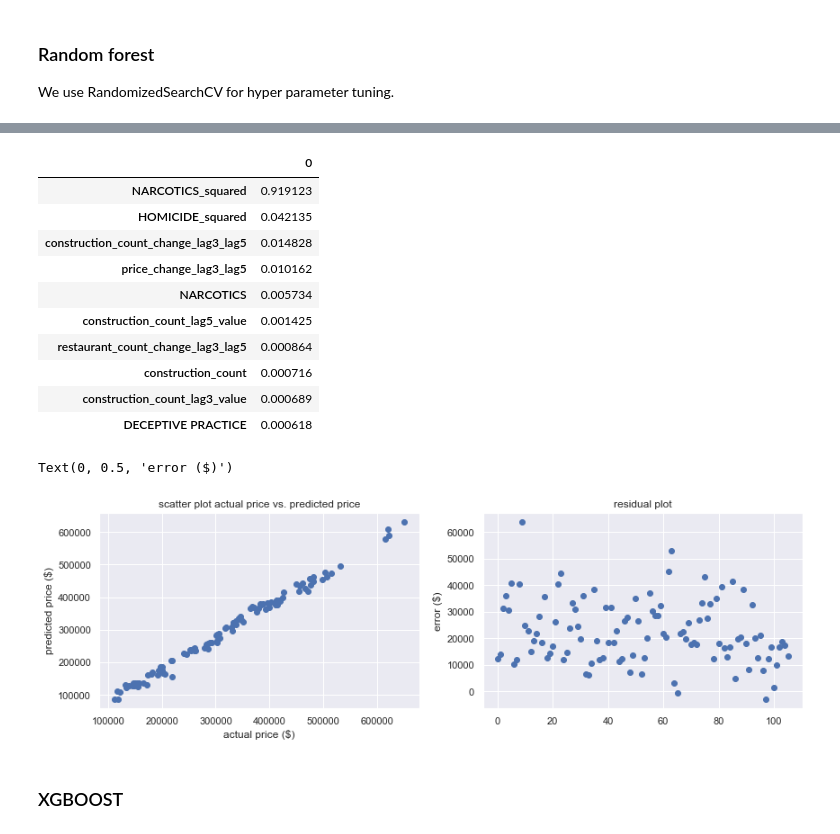
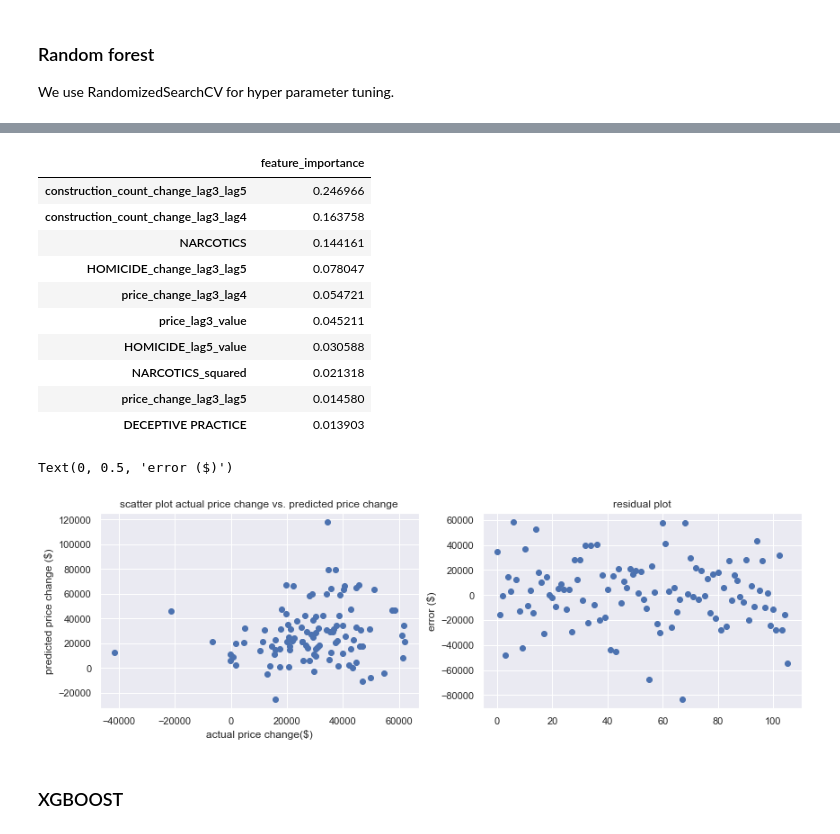
Before and after one commit to mandanah/capstone2, a Jupyter notebook: identify_up_and_coming_neighborhoods.ipynb, the cells around one changed output, grey strips where cells are left out. Cells and saved outputs as stored; diff of their text form; code cells hidden in the pictures.

Commit message:
changed the target from price to price change over three years

```diff
--- a/identify_up_and_coming_neighborhoods.ipynb
+++ b/identify_up_and_coming_neighborhoods.ipynb
@@ -1327,9 +1413,9 @@ X_test_zipcode = X_test.zipcode
 X_train = X_train.drop(['zipcode'], axis=1)
 X_test = X_test.drop(['zipcode'], axis=1)
 # %%
-X_train = X_train.drop(['price_lag3_value', 'price_lag5_value'], axis=1)
+X_train = X_train.drop(['price_lag4_value', 'price_lag5_value'], axis=1)
 price_lag3_value = X_test.price_lag3_value
-X_test = X_test.drop(['price_lag3_value', 'price_lag5_value'], axis=1)
+X_test = X_test.drop(['price_lag4_value', 'price_lag5_value'], axis=1)
 # %%
 X_train.corr()[X_train.corr()>=0.8]
 # %% [output]
@@ -1405,4 +1487,0 @@ vanilla_model_performance_results_df
-# %%
-ls_pipe = Pipeline([('scaler', StandardScaler()),
-                        ('lasso', Lasso(alpha=0.1))])
-ls_pipe.fit(X_train,y_train)
@@ -1421,0 +1490,9 @@ array([-8.70320558e+03, -9.91954323e+03, -5.11872730e+03, -1.32277628e+02,
+# %%
+from sklearn.preprocessing import PolynomialFeatures
+ridge_param_grid = {'ridge__alpha':[50,100,500,1000]}
+ridge_pipe = Pipeline([('scaler', StandardScaler()),
+                    ('ridge', Ridge())])
+
+cv = sklearn.model_selection.RepeatedKFold(n_splits=2, n_repeats=3)
+ridge_grid = GridSearchCV(ridge_pipe, param_grid=ridge_param_grid, cv=cv, scoring='neg_mean_absolute_error')
+ridge_grid.fit(X_train, y_train)
@@ -1428,10 +1564,11 @@ We use RandomizedSearchCV for hyper parameter tuning.
 #RANDOM FOREST MODEL Hyperparameter tunning
 
 #Finding the optimum hyperparameters for random forest model
-rf_param_grid = {'forest__n_estimators':[50,60,80,100,120,150],'forest__max_depth':np.arange(5,50,10), 'forest__min_samples_leaf':[3,4,5,6,8], 'forest__max_samples':np.arange(0.05,0.95,0.1)}
+rf_param_grid = {'forest__n_estimators':[250,300,400],'forest__max_depth':np.arange(1,10,1), 'forest__min_samples_leaf':[3,4,5,6,8],
+                 'forest__max_samples':np.arange(0.3,0.5,0.1)}
 rf_pipe = Pipeline([('scaler', StandardScaler()),
                     ('forest', RandomForestRegressor())])
-cv = sklearn.model_selection.KFold(n_splits=4, shuffle=False)
-rf_grid = RandomizedSearchCV(rf_pipe, param_distributions=rf_param_grid, cv=cv, n_iter=250, n_jobs=-1, scoring='neg_mean_absolute_error')
+cv = sklearn.model_selection.RepeatedKFold(n_splits=2, n_repeats=3)
+rf_grid = RandomizedSearchCV(rf_pipe, param_distributions=rf_param_grid, cv=cv, n_iter=300, n_jobs=-1, scoring='neg_mean_absolute_error')
 rf_grid.fit(X_train, y_train)
 # %% [output]
@@ -1490,33 +1626,34 @@ r_squared: 0.951717280327073
 #feature importance
 rf_feature_importances = rf_grid.best_estimator_.named_steps.forest.feature_importances_
 rf_feature_importances_df = pd.DataFrame(rf_feature_importances.reshape(1,-1), columns=X_train.columns).T.sort_values(by=0,ascending=False)
+rf_feature_importances_df.columns = ['feature_importance']
 rf_feature_importances_df.head(10)
 # %% [output]
-|  | 0 |
-| NARCOTICS_squared | 0.919123 |
-| HOMICIDE_squared | 0.042135 |
-| construction_count_change_lag3_lag5 | 0.014828 |
-| price_change_lag3_lag5 | 0.010162 |
-| NARCOTICS | 0.005734 |
-| construction_count_lag5_value | 0.001425 |
-| restaurant_count_change_lag3_lag5 | 0.000864 |
-| construction_count | 0.000716 |
-| construction_count_lag3_value | 0.000689 |
-| DECEPTIVE PRACTICE | 0.000618 |
+|  | feature_importance |
+| construction_count_change_lag3_lag5 | 0.246966 |
+| construction_count_change_lag3_lag4 | 0.163758 |
+| NARCOTICS | 0.144161 |
+| HOMICIDE_change_lag3_lag5 | 0.078047 |
+| price_change_lag3_lag4 | 0.054721 |
+| price_lag3_value | 0.045211 |
+| HOMICIDE_lag5_value | 0.030588 |
+| NARCOTICS_squared | 0.021318 |
+| price_change_lag3_lag5 | 0.014580 |
+| DECEPTIVE PRACTICE | 0.013903 |
 # %%
 #residual and prediction plots
-y_pred_rf = rf_pipe.fit(X_train,y_train).predict(X_test)
+y_pred_rf = y_pred
 fig, (ax1,ax2) = plt.subplots(1,2, figsize=(14,4))
 ax1.scatter(x=y_test, y =y_pred_rf, marker='o')
-ax1.set_xlabel('actual price ($)')
-ax1.set_ylabel('predicted price ($)')
-ax1.set_title('scatter plot actual price vs. predicted price')
+ax1.set_xlabel('actual price change($)')
+ax1.set_ylabel('predicted price change ($)')
+ax1.set_title('scatter plot actual price change vs. predicted price change')
 ax2.scatter(x=np.arange(len(y_test)), y = y_test - y_pred_rf)
 ax2.set_title('residual plot')
 ax2.set_ylabel('error ($)')
 # %% [output]
 Text(0, 0.5, 'error ($)')
-[figure, old version]
+[figure, new version]
 # %%
 # plt.figure(figsize=(16,8))
 # sns.scatterplot(x=y_test.values, y=y_pred, hue=X_test_zipcode, style=X_test_zipcode,edgecolor='k' ,linewidth=0.4)
```
Also changed, not shown: parts of 59 cells of this notebook.
